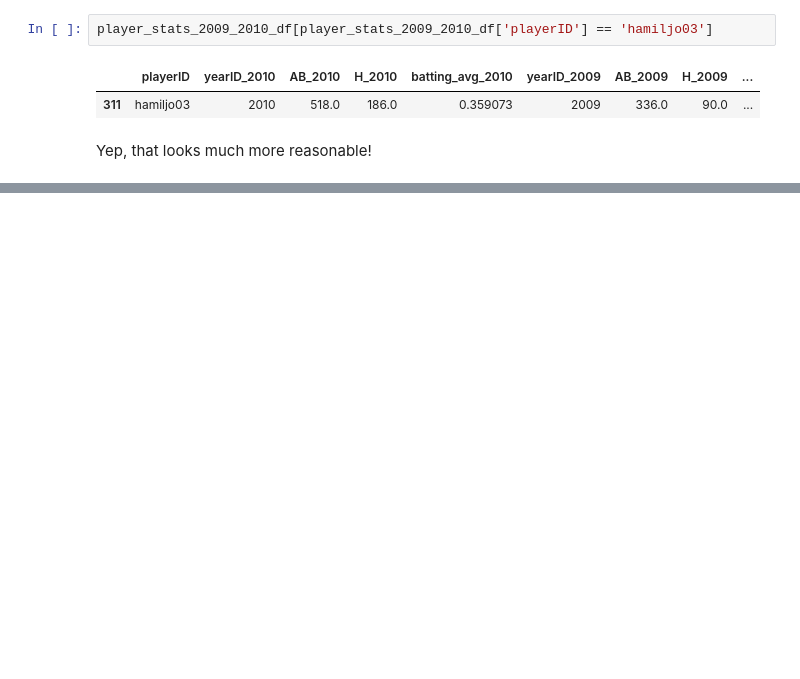
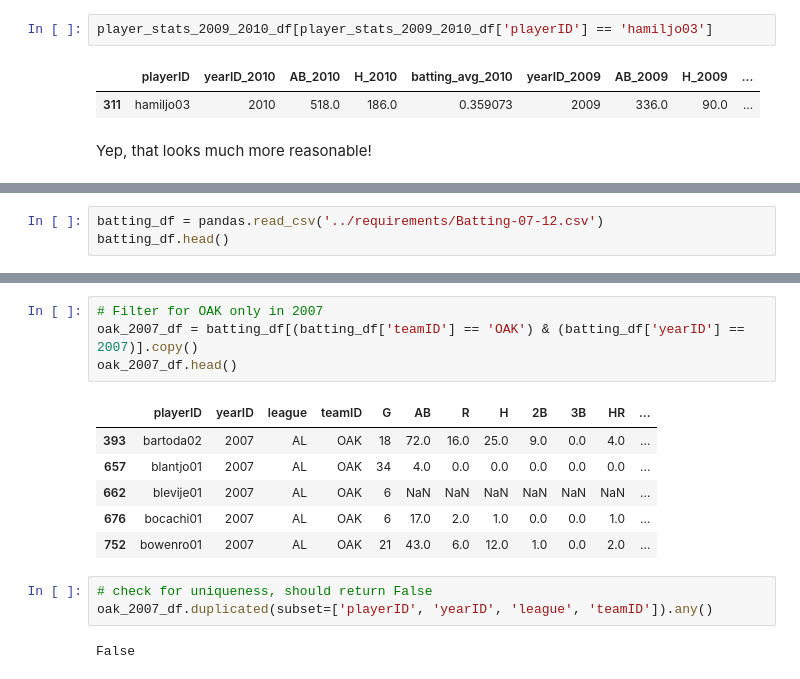
Before and after one commit to micahtmiller/company-exercise-june2018, a Jupyter notebook: JupyterNotebooks/Candidate Exercise - Detailed Work.ipynb, the cells around one changed output, grey strips where cells are left out. Saved outputs shown, nothing was run; the diff lists cells and outputs as text; blank space fills up the shorter version.

Commit message:
created batting avg tests

```diff
--- a/JupyterNotebooks/Candidate Exercise - Detailed Work.ipynb
+++ b/JupyterNotebooks/Candidate Exercise - Detailed Work.ipynb
@@ -337,0 +337,3 @@ df['batting_avg'].values[0]
+# %%
+batting_df = pandas.read_csv('../requirements/Batting-07-12.csv')
+batting_df.head()
@@ -337,0 +347,16 @@ df['batting_avg'].values[0]
+# %%
+# Filter for OAK only in 2007
+oak_2007_df = batting_df[(batting_df['teamID'] == 'OAK') & (batting_df['yearID'] == 2007)].copy()
+oak_2007_df.head()
+# %% [output]
+|  | playerID | yearID | league | teamID | G | AB | R | H | 2B | 3B | HR | ... |
+| 393 | bartoda02 | 2007 | AL | OAK | 18 | 72.0 | 16.0 | 25.0 | 9.0 | 0.0 | 4.0 | ... |
+| 657 | blantjo01 | 2007 | AL | OAK | 34 | 4.0 | 0.0 | 0.0 | 0.0 | 0.0 | 0.0 | ... |
+| 662 | blevije01 | 2007 | AL | OAK | 6 | NaN | NaN | NaN | NaN | NaN | NaN | ... |
+| 676 | bocachi01 | 2007 | AL | OAK | 6 | 17.0 | 2.0 | 1.0 | 0.0 | 0.0 | 1.0 | ... |
+| 752 | bowenro01 | 2007 | AL | OAK | 21 | 43.0 | 6.0 | 12.0 | 1.0 | 0.0 | 2.0 | ... |
+# %%
+# check for uniqueness, should return False
+oak_2007_df.duplicated(subset=['playerID', 'yearID', 'league', 'teamID']).any()
+# %% [output]
+False
```
Also changed, not shown: parts of 19 cells of this notebook, 5 other files.
